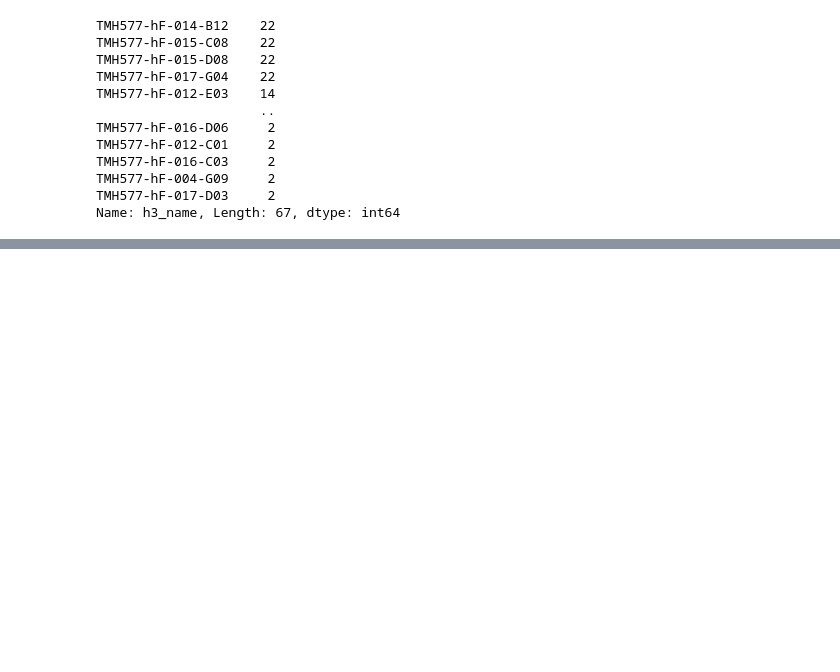
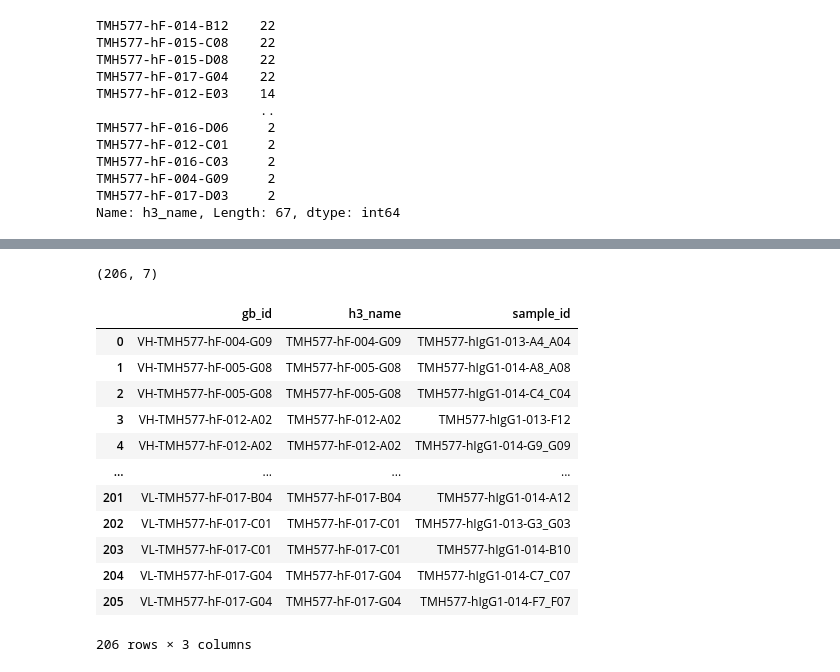
Before and after one commit to rosaak/ny-immuno-sanger, a Jupyter notebook: nbs2/run_with_new_data_RP_01.ipynb, the cells around one changed output, grey strips where cells are left out. Cells and saved outputs as stored; diff of their text form; code cells hidden in the pictures; blank space fills up the shorter version.

```diff
--- a/nbs2/run_with_new_data_RP_01.ipynb
+++ b/nbs2/run_with_new_data_RP_01.ipynb
@@ -285,0 +396,20 @@ gb_h3_matched_df
+# %%
+all_gb_match.shape
+# %% [output]
+(206, 7)
+# %%
+all_gb_match[['gb_id', 'h3_name', 'sample_id']].drop_duplicates()
+# %% [output]
+|  | gb_id | h3_name | sample_id |
+| 0 | VH-TMH577-hF-004-G09 | TMH577-hF-004-G09 | TMH577-hIgG1-013-A4_A04 |
+| 1 | VH-TMH577-hF-005-G08 | TMH577-hF-005-G08 | TMH577-hIgG1-014-A8_A08 |
+| 2 | VH-TMH577-hF-005-G08 | TMH577-hF-005-G08 | TMH577-hIgG1-014-C4_C04 |
+| 3 | VH-TMH577-hF-012-A02 | TMH577-hF-012-A02 | TMH577-hIgG1-013-F12 |
+| 4 | VH-TMH577-hF-012-A02 | TMH577-hF-012-A02 | TMH577-hIgG1-014-G9_G09 |
+| ... | ... | ... | ... |
+| 201 | VL-TMH577-hF-017-B04 | TMH577-hF-017-B04 | TMH577-hIgG1-014-A12 |
+| 202 | VL-TMH577-hF-017-C01 | TMH577-hF-017-C01 | TMH577-hIgG1-013-G3_G03 |
+| 203 | VL-TMH577-hF-017-C01 | TMH577-hF-017-C01 | TMH577-hIgG1-014-B10 |
+| 204 | VL-TMH577-hF-017-G04 | TMH577-hF-017-G04 | TMH577-hIgG1-014-C7_C07 |
+| 205 | VL-TMH577-hF-017-G04 | TMH577-hF-017-G04 | TMH577-hIgG1-014-F7_F07 |
+206 rows × 3 columns
```
Also changed, not shown: parts of 70 cells of this notebook.
